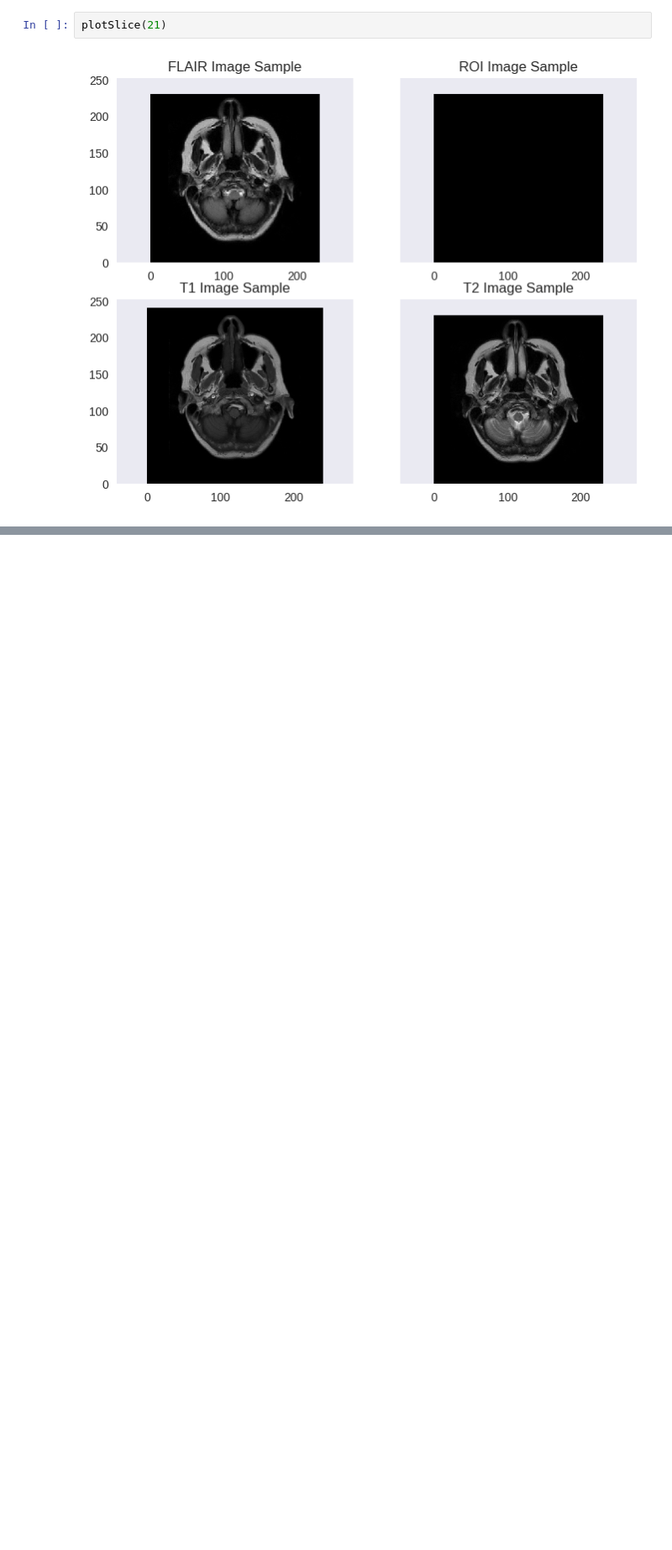
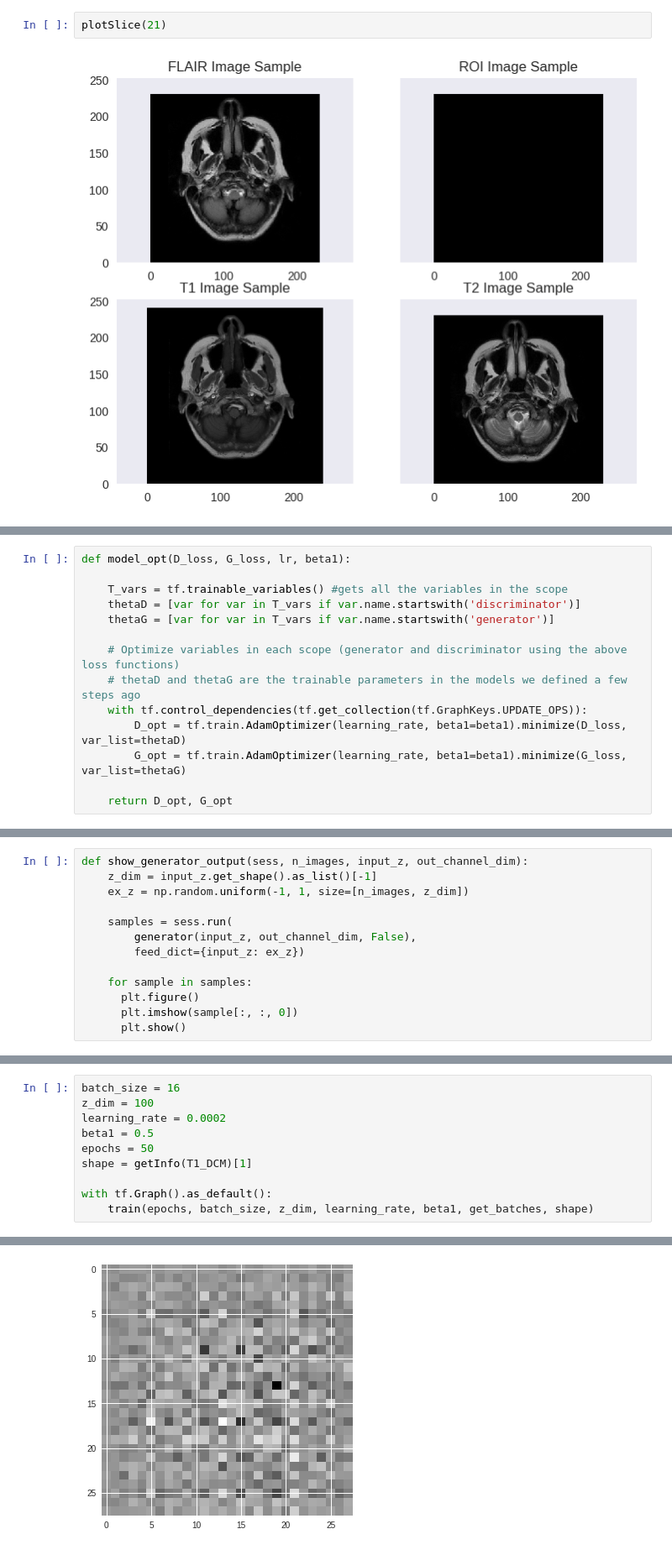
Before and after one commit to sidijju/FastMRI, a Jupyter notebook: FastMRI.ipynb, the cells around one changed output, grey strips where cells are left out. Shown at 84% size. Saved outputs shown, nothing was run; the diff lists cells and outputs as text; blank space fills up the shorter version.

Commit message:
Added GAN model with latent variable space z

```diff
--- a/FastMRI.ipynb
+++ b/FastMRI.ipynb
@@ -170,0 +309,14 @@ plotSlice(21)
+# %%
+def model_opt(D_loss, G_loss, lr, beta1):
+
+    T_vars = tf.trainable_variables() #gets all the variables in the scope
+    thetaD = [var for var in T_vars if var.name.startswith('discriminator')]
+    thetaG = [var for var in T_vars if var.name.startswith('generator')]
+
+    # Optimize variables in each scope (generator and discriminator using the above loss functions)
+    # thetaD and thetaG are the trainable parameters in the models we defined a few steps ago
+    with tf.control_dependencies(tf.get_collection(tf.GraphKeys.UPDATE_OPS)):
+        D_opt = tf.train.AdamOptimizer(learning_rate, beta1=beta1).minimize(D_loss, var_list=thetaD)
+        G_opt = tf.train.AdamOptimizer(learning_rate, beta1=beta1).minimize(G_loss, var_list=thetaG)
+
+    return D_opt, G_opt
@@ -170,0 +325,13 @@ plotSlice(21)
+# %%
+def show_generator_output(sess, n_images, input_z, out_channel_dim):
+    z_dim = input_z.get_shape().as_list()[-1]
+    ex_z = np.random.uniform(-1, 1, size=[n_images, z_dim])
+
+    samples = sess.run(
+        generator(input_z, out_channel_dim, False),
+        feed_dict={input_z: ex_z})
+
+    for sample in samples:
+      plt.figure()
+      plt.imshow(sample[:, :, 0])
+      plt.show()
@@ -170,0 +390,11 @@ plotSlice(21)
+# %%
+batch_size = 16
+z_dim = 100
+learning_rate = 0.0002
+beta1 = 0.5
+epochs = 50
+shape = getInfo(T1_DCM)[1]
+
+with tf.Graph().as_default():
+    train(epochs, batch_size, z_dim, learning_rate, beta1, get_batches, shape)
+# %% [output]
@@ -170,0 +403 @@ plotSlice(21)
+[figure, added]
```
Also changed, not shown: parts of 20 cells of this notebook.
